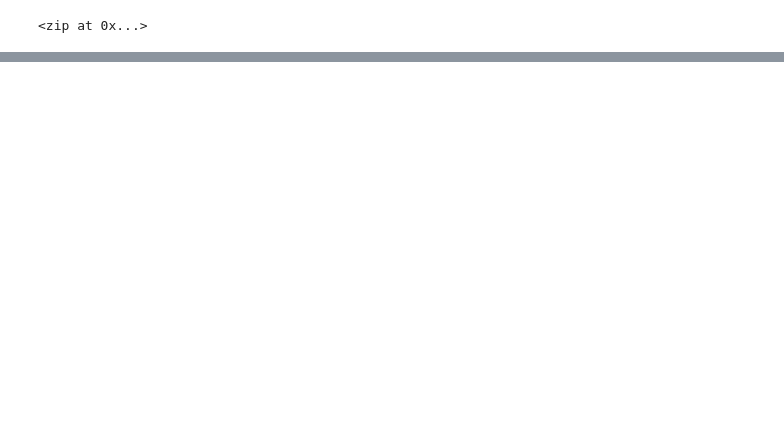
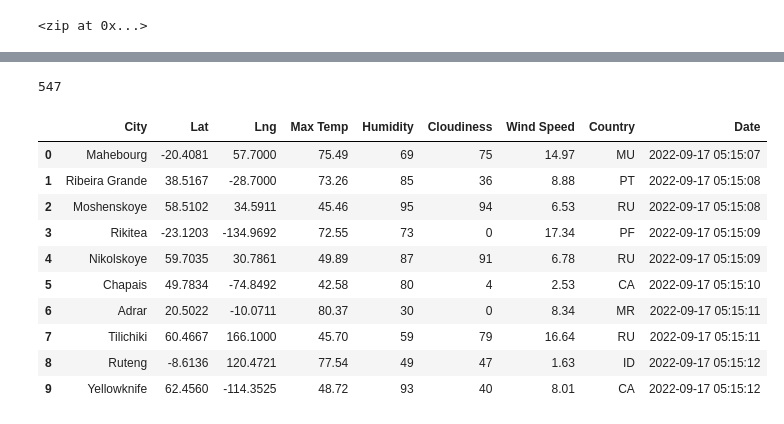
Before and after one commit to crashdean/World_Weather_Analysis, a Jupyter notebook: WeatherPy.ipynb, the cells around one changed output, grey strips where cells are left out. Saved outputs shown, nothing was run; the diff lists cells and outputs as text; code cells hidden in the pictures; blank space fills up the shorter version.

Commit message:
Added complete weather file

```diff
--- a/WeatherPy.ipynb
+++ b/WeatherPy.ipynb
@@ -55,0 +66,3 @@ len(cities)
+# %%
+# Starting URL for Weather Map API Call.
+url = "http://api.openweathermap.org/data/2.5/weather?units=Imperial&APPID=" + weather_api_key
@@ -55,0 +149,20 @@ len(cities)
+# %%
+len(city_data)
+# %% [output]
+547
+# %%
+# Convert the array of dictionaries to a Pandas DataFrame.
+city_data_df = pd.DataFrame(city_data)
+city_data_df.head(10)
+# %% [output]
+|  | City | Lat | Lng | Max Temp | Humidity | Cloudiness | Wind Speed | Country | Date |
+| 0 | Mahebourg | -20.4081 | 57.7000 | 75.49 | 69 | 75 | 14.97 | MU | 2022-09-17 05:15:07 |
+| 1 | Ribeira Grande | 38.5167 | -28.7000 | 73.26 | 85 | 36 | 8.88 | PT | 2022-09-17 05:15:08 |
+| 2 | Moshenskoye | 58.5102 | 34.5911 | 45.46 | 95 | 94 | 6.53 | RU | 2022-09-17 05:15:08 |
+| 3 | Rikitea | -23.1203 | -134.9692 | 72.55 | 73 | 0 | 17.34 | PF | 2022-09-17 05:15:09 |
+| 4 | Nikolskoye | 59.7035 | 30.7861 | 49.89 | 87 | 91 | 6.78 | RU | 2022-09-17 05:15:09 |
+| 5 | Chapais | 49.7834 | -74.8492 | 42.58 | 80 | 4 | 2.53 | CA | 2022-09-17 05:15:10 |
+| 6 | Adrar | 20.5022 | -10.0711 | 80.37 | 30 | 0 | 8.34 | MR | 2022-09-17 05:15:11 |
+| 7 | Tilichiki | 60.4667 | 166.1000 | 45.70 | 59 | 79 | 16.64 | RU | 2022-09-17 05:15:11 |
+| 8 | Ruteng | -8.6136 | 120.4721 | 77.54 | 49 | 47 | 1.63 | ID | 2022-09-17 05:15:12 |
+| 9 | Yellowknife | 62.4560 | -114.3525 | 48.72 | 93 | 40 | 8.01 | CA | 2022-09-17 05:15:12 |
```
Also changed, not shown: parts of 7 cells of this notebook, 3 other files.
